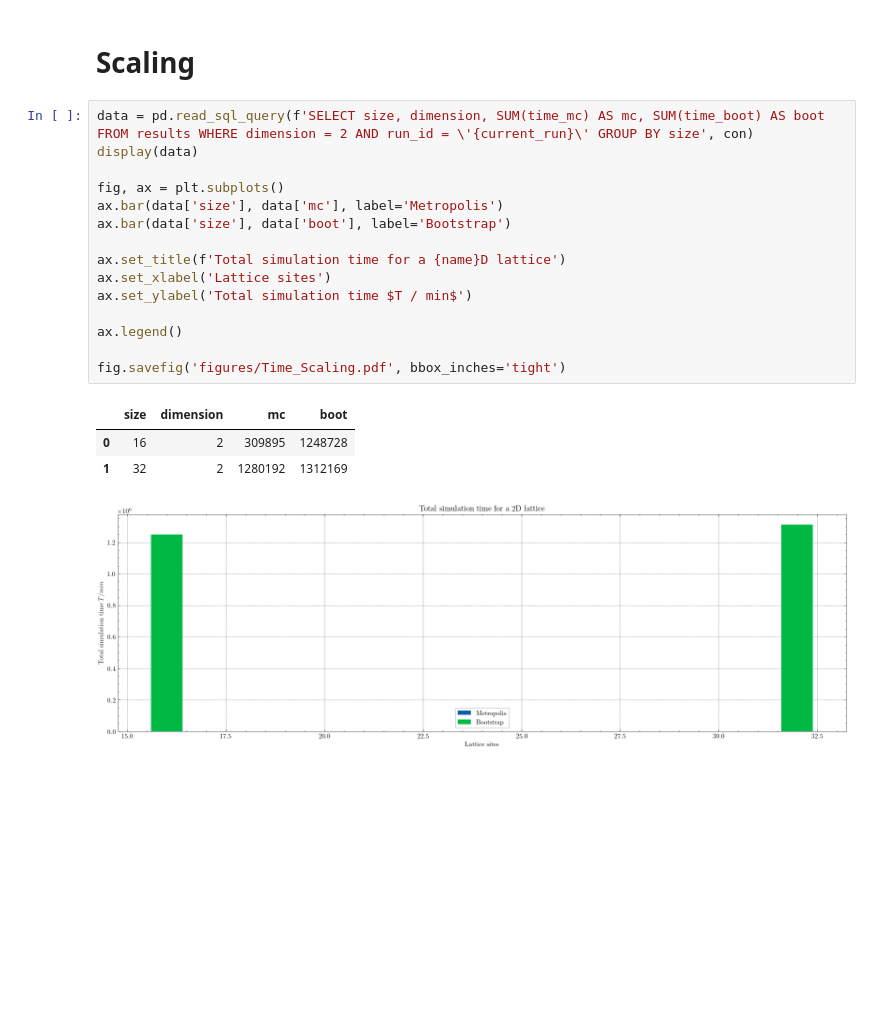
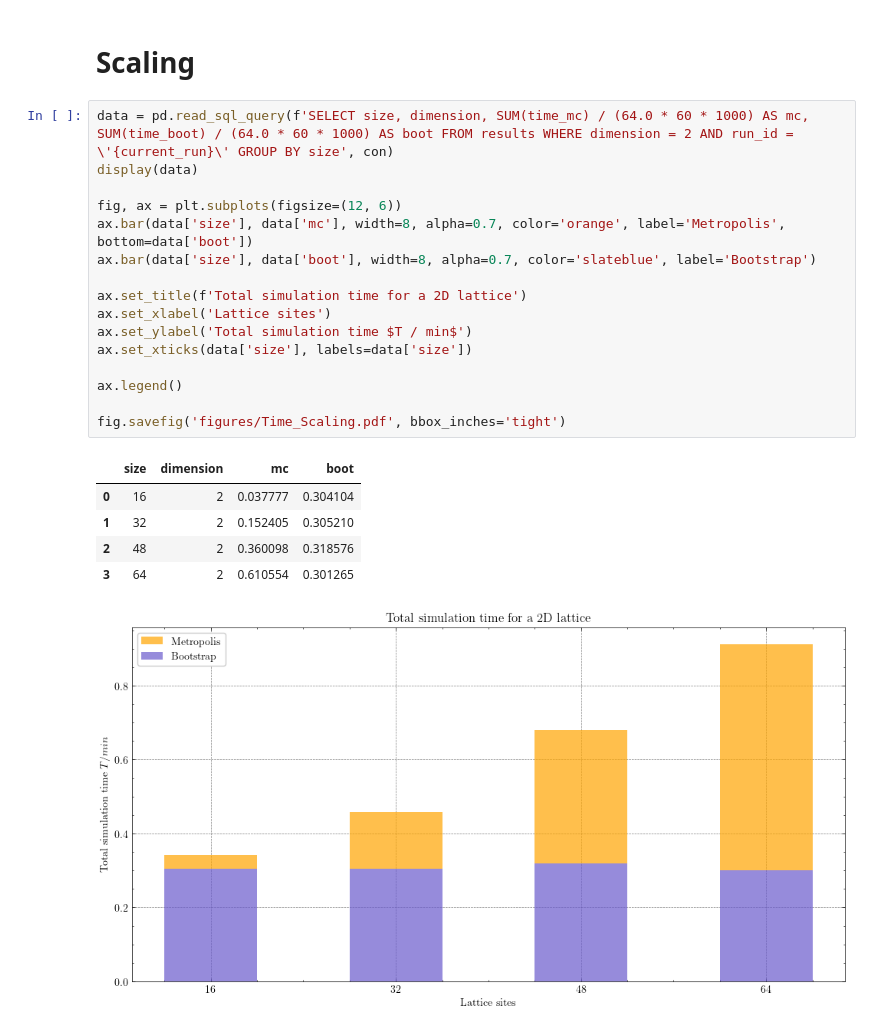
Before and after one commit to lennartvrg/XY-Model, a Jupyter notebook: Notebook.ipynb, the cells around one changed output. Saved outputs shown, nothing was run; the diff lists cells and outputs as text; blank space fills up the shorter version.

```diff
--- a/Notebook.ipynb
+++ b/Notebook.ipynb
@@ -210,22 +183,25 @@ fig.savefig('figures/Critical_Slowing_Down.pdf', bbox_inches='tight')
 # %% [markdown]
 # Scaling
 # %%
-data = pd.read_sql_query(f'SELECT size, dimension, SUM(time_mc) AS mc, SUM(time_boot) AS boot FROM results WHERE dimension = 2 AND run_id = \'{current_run}\' GROUP BY size', con)
+data = pd.read_sql_query(f'SELECT size, dimension, SUM(time_mc) / (64.0 * 60 * 1000) AS mc, SUM(time_boot) / (64.0 * 60 * 1000) AS boot FROM results WHERE dimension = 2 AND run_id = \'{current_run}\' GROUP BY size', con)
 display(data)
 
-fig, ax = plt.subplots()
-ax.bar(data['size'], data['mc'], label='Metropolis')
-ax.bar(data['size'], data['boot'], label='Bootstrap')
+fig, ax = plt.subplots(figsize=(12, 6))
+ax.bar(data['size'], data['mc'], width=8, alpha=0.7, color='orange', label='Metropolis', bottom=data['boot'])
+ax.bar(data['size'], data['boot'], width=8, alpha=0.7, color='slateblue', label='Bootstrap')
 
-ax.set_title(f'Total simulation time for a {name}D lattice')
+ax.set_title(f'Total simulation time for a 2D lattice')
 ax.set_xlabel('Lattice sites')
 ax.set_ylabel('Total simulation time $T / min$')
+ax.set_xticks(data['size'], labels=data['size'])
 
 ax.legend()
 
 fig.savefig('figures/Time_Scaling.pdf', bbox_inches='tight')
 # %% [output]
 |  | size | dimension | mc | boot |
-| 0 | 16 | 2 | 309895 | 1248728 |
-| 1 | 32 | 2 | 1280192 | 1312169 |
+| 0 | 16 | 2 | 0.037777 | 0.304104 |
+| 1 | 32 | 2 | 0.152405 | 0.305210 |
+| 2 | 48 | 2 | 0.360098 | 0.318576 |
+| 3 | 64 | 2 | 0.610554 | 0.301265 |
-[figure, old version]
+[figure, new version]
```
Also changed, not shown: parts of 10 cells of this notebook, 4 other files.
